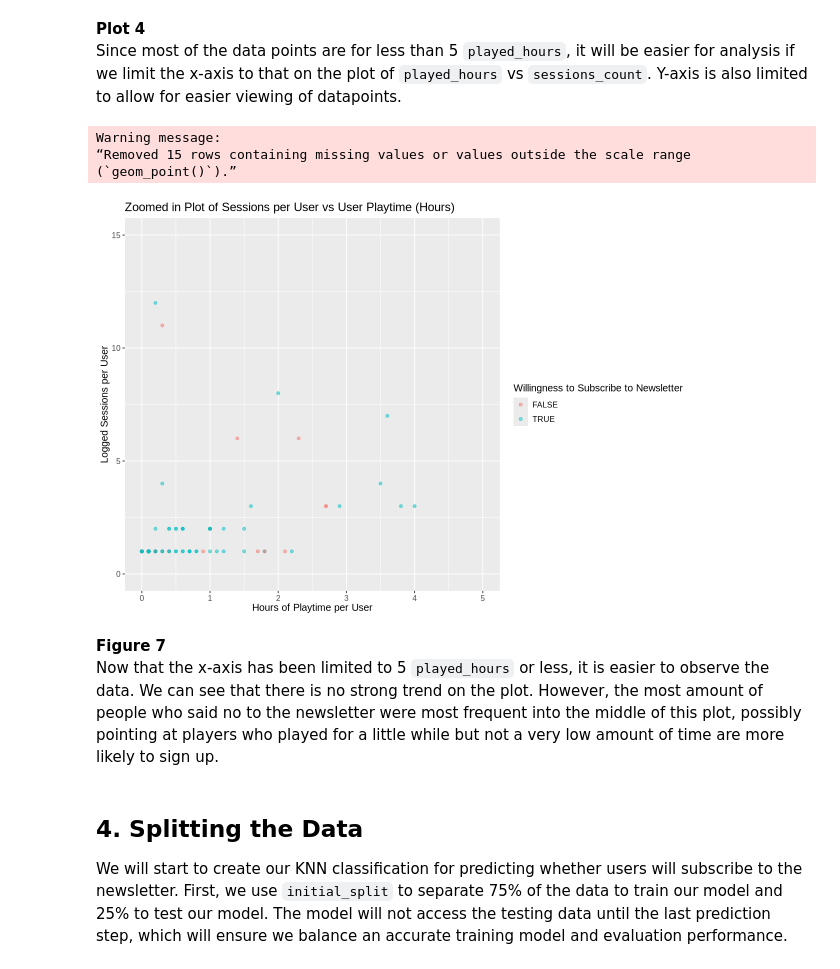
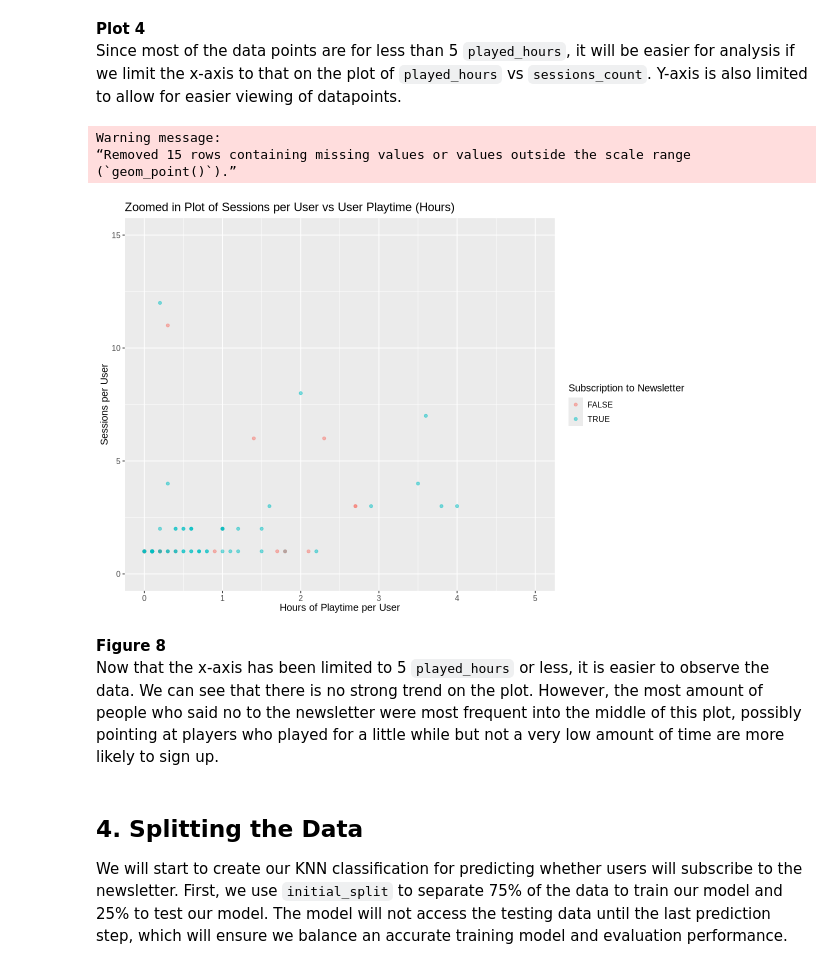
Before and after one commit to acay05/dsci-100-2025W2-006-group4, a Jupyter notebook: Final_Project_Group4.ipynb, the cells around one changed output. Cells and saved outputs as stored; diff of their text form; code cells hidden in the pictures.

```diff
--- a/Final_Project_Group4.ipynb
+++ b/Final_Project_Group4.ipynb
@@ -254,20 +234,20 @@ Since most of the data points are for less than 5 `played_hours`, it will be eas
 # %%
 age_session_plot_zoomed_in <- selected_counted |>
     ggplot(aes(x = played_hours, y = sessions_count, colour = subscribe)) +
     geom_point(alpha = 0.5) +
-    labs(x = "Hours of Playtime per User", y = "Logged Sessions per User",
-         colour = "Willingness to Subscribe to Newsletter", title = "Zoomed in Plot of Sessions per User vs User Playtime (Hours)") +
+    labs(x = "Hours of Playtime per User", y = "Sessions per User",
+         colour = "Subscription to Newsletter", title = "Zoomed in Plot of Sessions per User vs User Playtime (Hours)") +
     theme(text = element_text(size = 12)) +
     xlim(c(0,5)) +
     ylim(c(0, 15))
 age_session_plot_zoomed_in
 # %% [output]
 Warning message:
 “Removed 15 rows containing missing values or values outside the scale range
 (`geom_point()`).”
-[figure, old version]
+[figure, new version]
 # %% [markdown]
-**Figure 7**\
+**Figure 8**\
 Now that the x-axis has been limited to 5 `played_hours` or less, it is easier to observe the data. We can see that there is no strong trend on the plot. However, the most amount of people who said no to the newsletter were most frequent into the middle of this plot, possibly pointing at players who played for a little while but not a very low amount of time are more likely to sign up.
 # %% [markdown]
 ## 4. Splitting the Data ##
```
Also changed, not shown: parts of 15 cells of this notebook.
